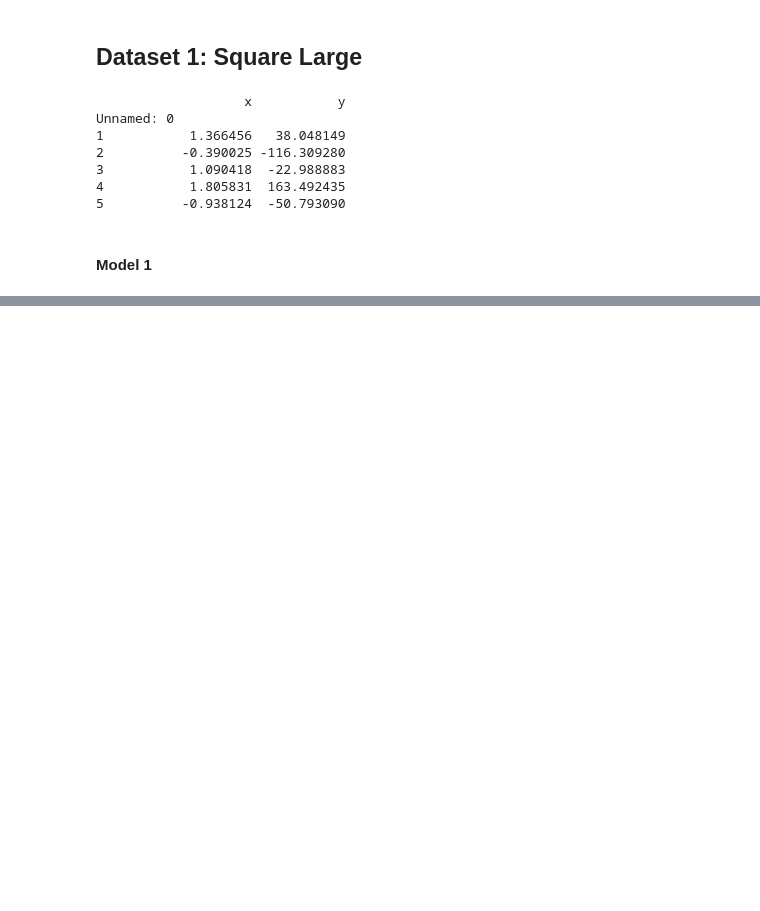
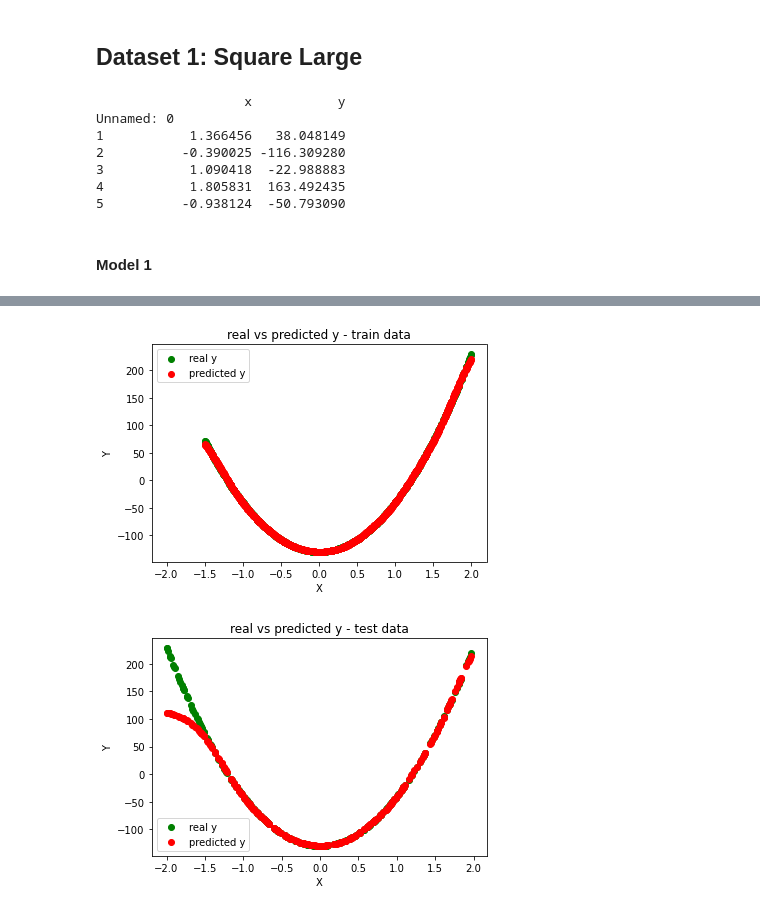
Before and after one commit to mstaczek/miowad, a Jupyter notebook: lab3.ipynb, the cells around one changed output, grey strips where cells are left out. Saved outputs shown, nothing was run; the diff lists cells and outputs as text; code cells hidden in the pictures; blank space fills up the shorter version.

```diff
--- a/lab3.ipynb
+++ b/lab3.ipynb
@@ -32,3 +33,28 @@ import pandas as pd
+# %%
+import matplotlib.pyplot as plt
+def plot_compare_predicted_real(net, x_train,y_train,x_test,y_test):
+    xmin = min(x_train+ x_test)[0] *1.1
+    xmax = max(x_train+ x_test)[0] *1.1
+
+    fig1, ax = plt.subplots()
+
+    ax.scatter(x_train, y_train, color="green",label="real y")
+    ax.scatter(x_train, net.predict(x_train), color="red",label="predicted y")
+    ax.legend()
+    ax.set_xlabel("X")
+    ax.set_ylabel("Y")
+    plt.title("real vs predicted y - train data")
+    ax.set_xlim(xmin, xmax)
+    plt.show()
+
+    fig1, ax = plt.subplots()
+    ax.scatter(x_test, y_test, color="green",label="real y")
+    ax.scatter(x_test, net.predict(x_test), color="red",label="predicted y")
+    ax.legend()
+    ax.set_xlabel("X")
+    ax.set_ylabel("Y")
+    plt.title("real vs predicted y - test data")
+    plt.show()
 # %% [markdown]
 ## Dataset 1: Square Large
 # %%
@@ -56,0 +103,5 @@ Created in <span style='font-weight:600;margin-left:4px;'>Deepnote</span></a>
+# %%
+plot_compare_predicted_real(net1, x_train,y_train,x_test,y_test)
+# %% [output]
+[figure, added]
+[figure, added]
```
Also changed, not shown: parts of 21 cells of this notebook.
